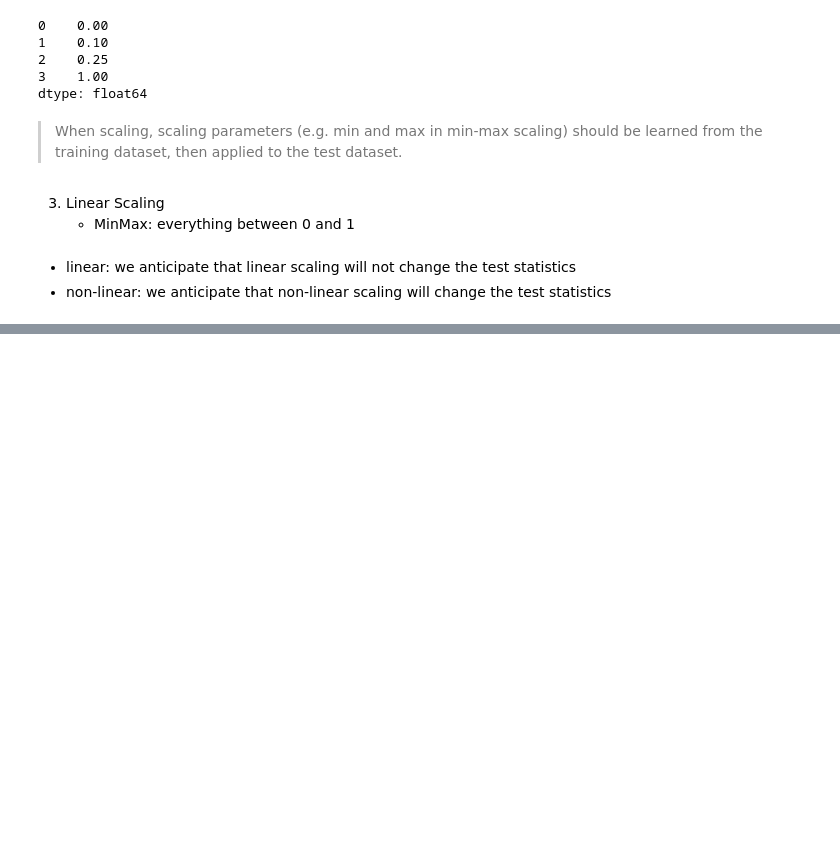
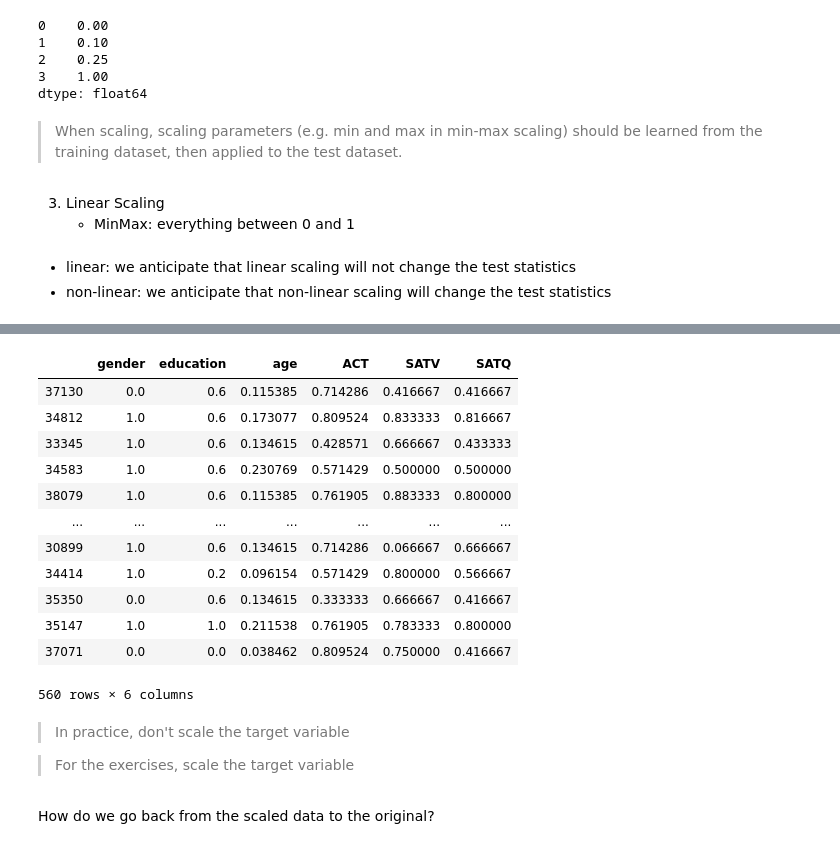
Before and after one commit to aleclhartman/ds-methodologies-exercises, a Jupyter notebook: regression/scaling-lesson.ipynb, the cells around one changed output, grey strips where cells are left out. Cells and saved outputs as stored; diff of their text form; code cells hidden in the pictures; blank space fills up the shorter version.

```diff
--- a/regression/scaling-lesson.ipynb
+++ b/regression/scaling-lesson.ipynb
@@ -180,0 +356,3 @@ dtype: float64
+# %%
+df = pydataset.data("sat.act")
+df.head()
@@ -180,0 +366,3 @@ dtype: float64
+# %%
+# do train test split
+train, test = train_test_split(df, random_state=123, train_size=.8)
@@ -180,0 +378,8 @@ dtype: float64
+# %%
+scaler = sklearn.preprocessing.MinMaxScaler()
+
+scaler.fit(train)
+
+train_scaled = scaler.transform(train)
+# notice there is *not* another call to fit
+test_scaled = scaler.transform(test)
@@ -180,0 +403,29 @@ dtype: float64
+# %%
+scaler = sklearn.preprocessing.MinMaxScaler()
+
+scaler.fit(train)
+
+# turn the resulting 2D numpy array into a DataFrame
+train_scaled = pd.DataFrame(scaler.transform(train), columns=train.columns, index=train.index)
+
+train_scaled
+# %% [output]
+|  | gender | education | age | ACT | SATV | SATQ |
+| 37130 | 0.0 | 0.6 | 0.115385 | 0.714286 | 0.416667 | 0.416667 |
+| 34812 | 1.0 | 0.6 | 0.173077 | 0.809524 | 0.833333 | 0.816667 |
+| 33345 | 1.0 | 0.6 | 0.134615 | 0.428571 | 0.666667 | 0.433333 |
+| 34583 | 1.0 | 0.6 | 0.230769 | 0.571429 | 0.500000 | 0.500000 |
+| 38079 | 1.0 | 0.6 | 0.115385 | 0.761905 | 0.883333 | 0.800000 |
+| ... | ... | ... | ... | ... | ... | ... |
+| 30899 | 1.0 | 0.6 | 0.134615 | 0.714286 | 0.066667 | 0.666667 |
+| 34414 | 1.0 | 0.2 | 0.096154 | 0.571429 | 0.800000 | 0.566667 |
+| 35350 | 0.0 | 0.6 | 0.134615 | 0.333333 | 0.666667 | 0.416667 |
+| 35147 | 1.0 | 1.0 | 0.211538 | 0.761905 | 0.783333 | 0.800000 |
+| 37071 | 0.0 | 0.0 | 0.038462 | 0.809524 | 0.750000 | 0.416667 |
+560 rows × 6 columns
+# %% [markdown]
+> In practice, don't scale the target variable
+
+> For the exercises, scale the target variable
+# %% [markdown]
+How do we go back from the scaled data to the original?
```
Also changed, not shown: parts of 26 cells of this notebook.
